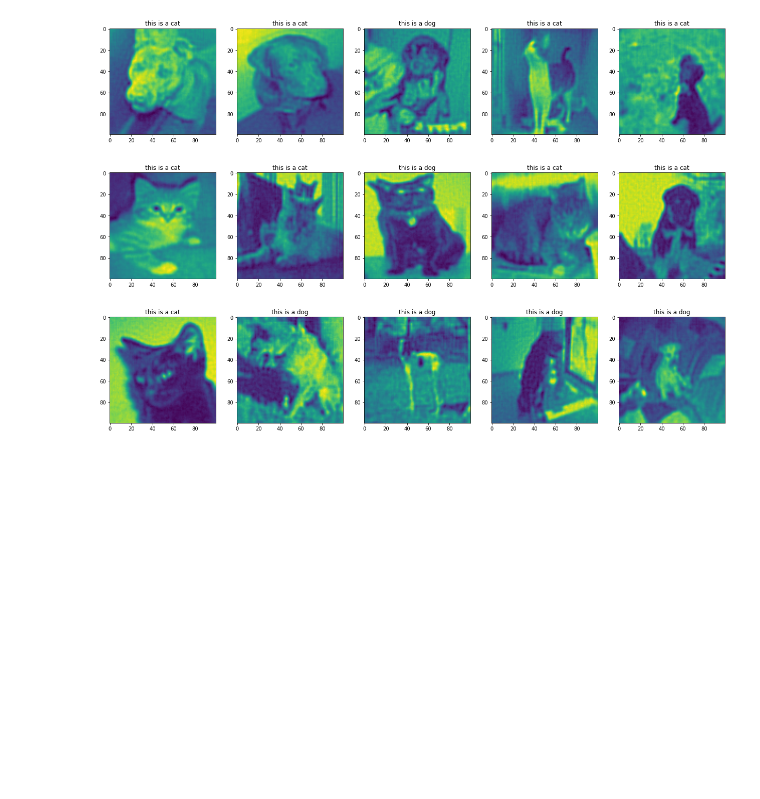
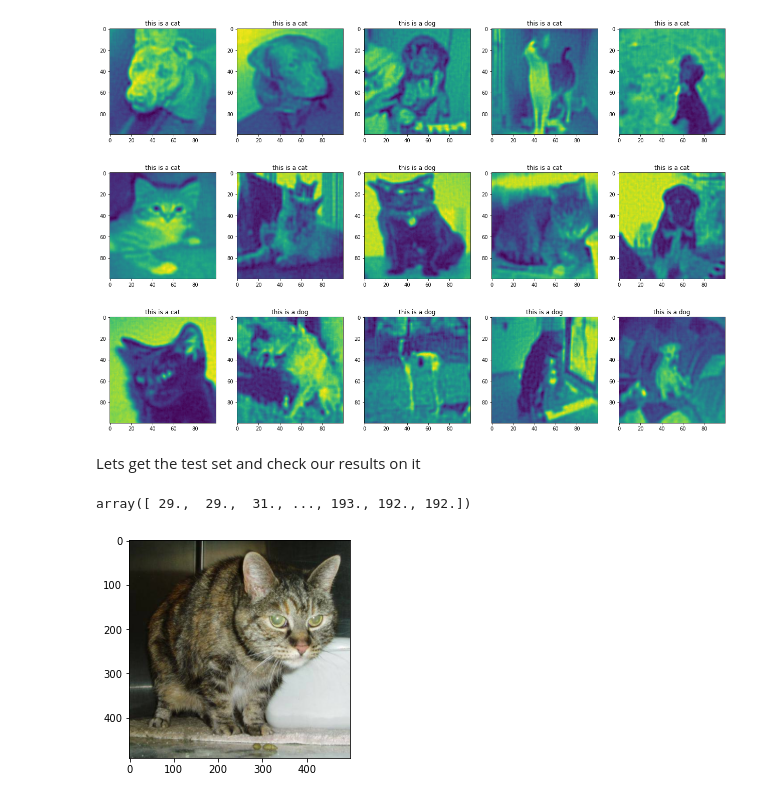
Before and after one commit to LiorBreitman8234/ML_SEM2, a Jupyter notebook: Cats_Dogs.ipynb, the cells around one changed output. Drawn from its saved outputs; the diff is of its cells as text; code cells hidden in the pictures; blank space fills up the shorter version.

```diff
--- a/Cats_Dogs.ipynb
+++ b/Cats_Dogs.ipynb
@@ -299,3 +275,10 @@ for row in range(3):
         i = i+1
 # %% [output]
 [figure]
+# %% [markdown]
+Lets get the test set and check our results on it
+# %%
+test_path = "D:\\ML_SEM2\\test1"
+tests = []
+for file in os.listdir(test_path):
+    tests.append(test_path + "\\"+file)
@@ -301,0 +294,11 @@ for row in range(3):
+# %%
+index = random.randint(0,12499)
+pixels[index]
+# %% [output]
+array([ 29.,  29.,  31., ..., 193., 192., 192.])
+# %%
+image = cv2.imread(tests[index])
+image = cv2.cvtColor(image, cv2.COLOR_BGR2RGB)
+plt.imshow(image);
+# %% [output]
+[figure, added]
```
Also changed, not shown: parts of 9 cells of this notebook, 1 other file.
